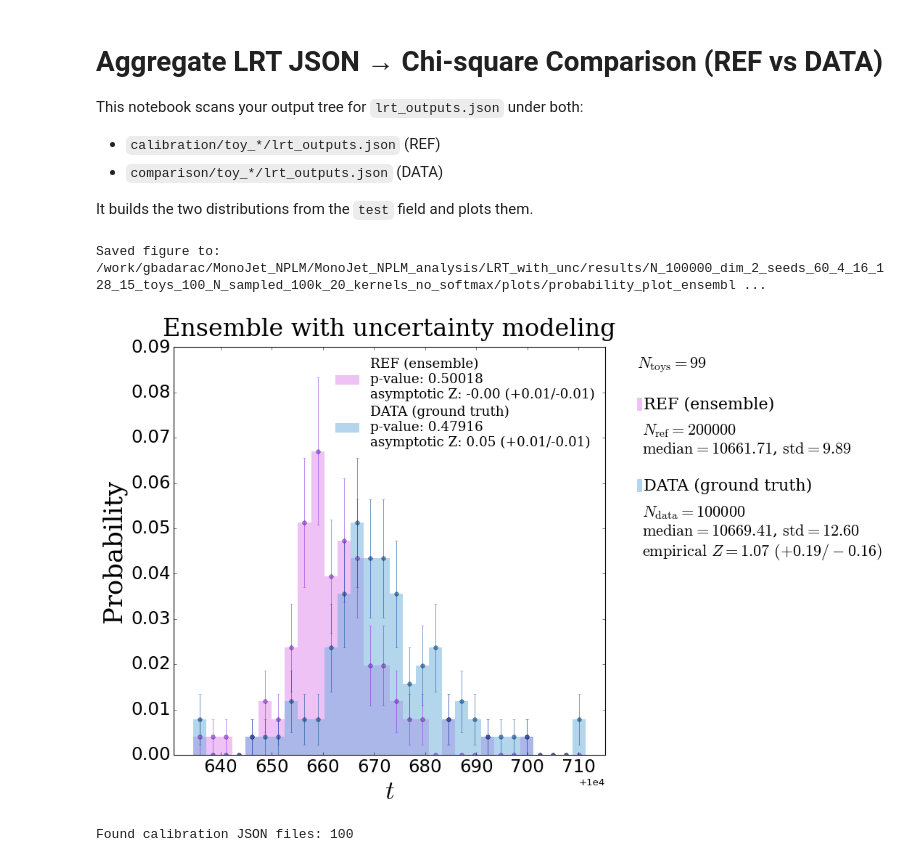
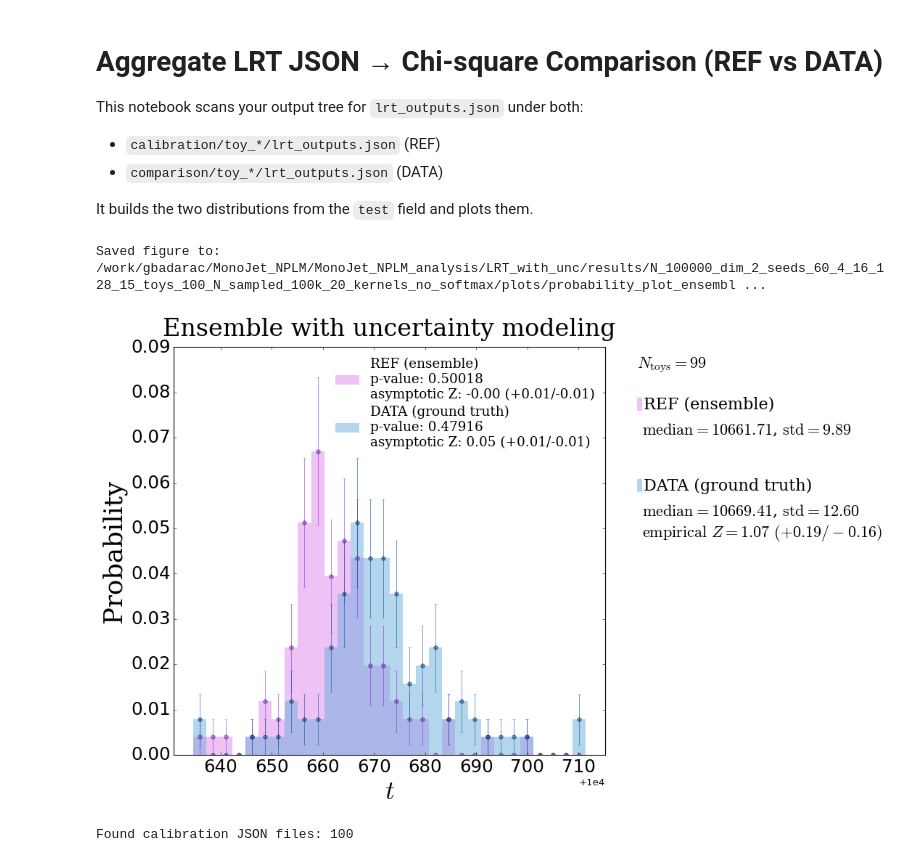
Before and after one commit to gbadarac/MonoJet_NPLM_analysis, a Jupyter notebook: LRT_with_unc/analyse_LRT.ipynb, the cells around one changed output. Cells and saved outputs as stored; diff of their text form; code cells hidden in the pictures.

Commit message:
lrt plot

```diff
--- a/LRT_with_unc/analyse_LRT.ipynb
+++ b/LRT_with_unc/analyse_LRT.ipynb
@@ -128,8 +128,7 @@ def plot_2distribution_overlap_new(
     save_name='probability_plot_ensemble_uq',
     print_Zscore=True, ymax=None, show_expectation=True,
     title='Ensemble with uncertainty modeling',
-    xmin=None, xmax=None,
-    N_ref=200000, N_data=100000      # <-- shown in the side panel
+    xmin=None, xmax=None
 ):
     t1 = np.asarray(t1, float)
     t2 = np.asarray(t2, float)
@@ -243,7 +242,6 @@ def plot_2distribution_overlap_new(
     # --- REF block ---
     _header(Y_REF_HDR, "#e186ed", "REF (ensemble)")
     axp.text(0.03 + 0.036, Y_REF_TXT,
-            rf'$N_{{\mathrm{{ref}}}} = {int(N_ref)}$' + "\n"
             rf'$\mathrm{{median}} = {np.median(t1):.2f}$, $\mathrm{{std}} = {np.std(t1):.2f}$',
             va='top', ha='left', fontproperties=panel_fp)
 
@@ -257,7 +255,6 @@ def plot_2distribution_overlap_new(
                     rf'(+{Z_emp_p-Z_emp:.2f}/-{Z_emp-Z_emp_m:.2f})$')
 
     axp.text(0.03 + 0.036, Y_DATA_TXT,
-            rf'$N_{{\mathrm{{data}}}} = {int(N_data)}$' + "\n"
             rf'$\mathrm{{median}} = {np.median(t2):.2f}$, '
             rf'$\mathrm{{std}} = {np.std(t2):.2f}$' +
             (("\n" + emp_line) if emp_line else ""),
@@ -291,7 +288,6 @@ def plot_2distribution_overlap_new(
         ax.set_title(title, fontsize=30, fontname="serif", pad=14)
 
     plt.tight_layout()
-
     if save:
         fn = os.path.join(output_path, save_name + '.pdf')
         fig.savefig(fn, bbox_inches="tight", pad_inches=0.01)
@@ -307,8 +303,7 @@ def plot_2distribution_like_example(
     label1='REF (ensemble)', label2='DATA (ground truth)',
     save_name='probability_plot_ensemble_uq',
     print_Zscore=True,
-    title='Ensemble with uncertainty modeling',
-    N_ref=200000, N_data=100000
+    title='Ensemble with uncertainty modeling'
 ):
     """
     Wrapper that sets DF_OVERRIDE=df_val and forwards to plot_2distribution_overlap_new
@@ -330,40 +325,34 @@ def plot_2distribution_like_example(
             ymax=ymax,
             show_expectation=True,
             title=title,
-            xmin=xmin, xmax=xmax,
-            N_ref=N_ref, N_data=N_data
-        )
+            xmin=xmin, xmax=xmax)
     finally:
         DF_OVERRIDE = prev_df
 # %%
 if __name__ == "__main__":
     t_ref = _collect_mode_tests(BASE_DIR, "calibration")
     t_data = _collect_mode_tests(BASE_DIR, "comparison")
 
     # chi^2 dof
     df_val = float(np.mean(t_ref)) if DF_OVERRIDE is None else int(float(DF_OVERRIDE))
 
     os.makedirs(FIG_DIR, exist_ok=True)
 
     # declare the totals you want shown in the side panel
-    N_REF_TOTAL  = 200000
-    N_DATA_TOTAL = 100000
 
     plot_2distribution_like_example(
         t_ref, t_data, df_val,
         output_path=FIG_DIR,
         xmin=XMIN, xmax=XMAX, ymax=YMAX, nbins=NBINS,
         save=True,
         label1='REF (ensemble)',
         label2='DATA (ground truth)',
         save_name='probability_plot_ensemble_uq',
         print_Zscore=PRINT_Z,
-        title='Ensemble with uncertainty modeling',
-        N_ref=N_REF_TOTAL, N_data=N_DATA_TOTAL
-    )
+        title='Ensemble with uncertainty modeling')
 # %% [output]
 Saved figure to: /work/gbadarac/MonoJet_NPLM/MonoJet_NPLM_analysis/LRT_with_unc/results/N_100000_dim_2_seeds_60_4_16_128_15_toys_100_N_sampled_100k_20_kernels_no_softmax/plots/probability_plot_ensembl ...
-[figure, old version]
+[figure, new version]
 # %%
 import glob, os
 
```
Also changed, not shown: 1 other file.
